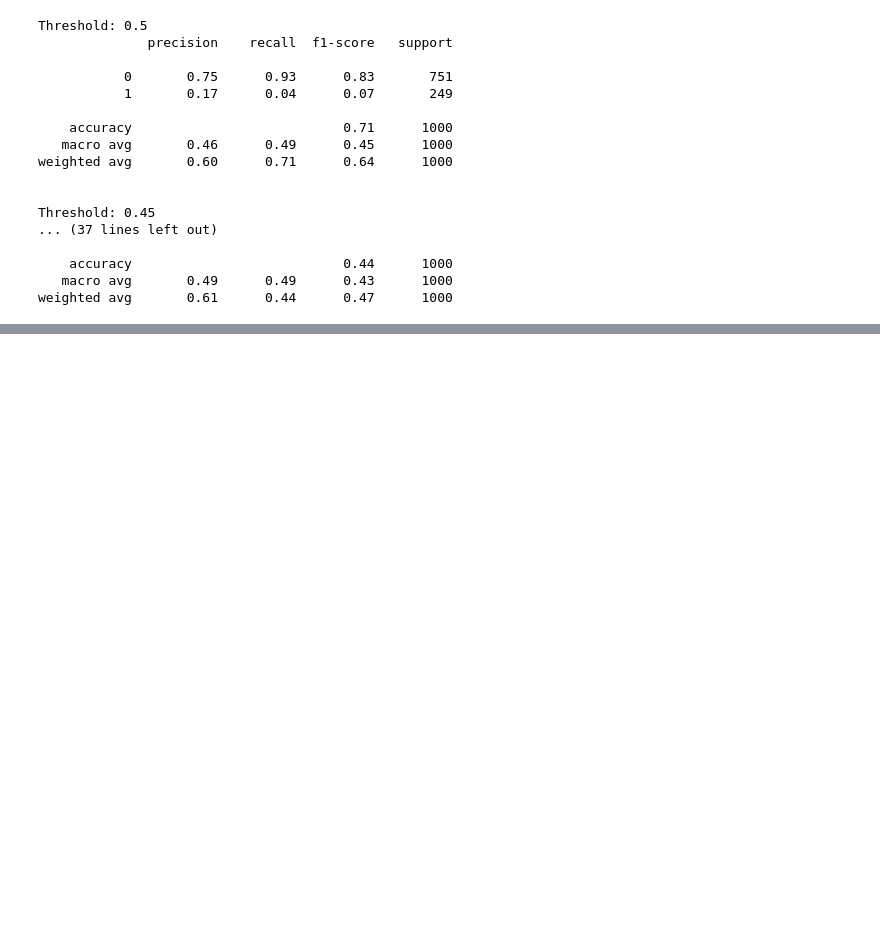
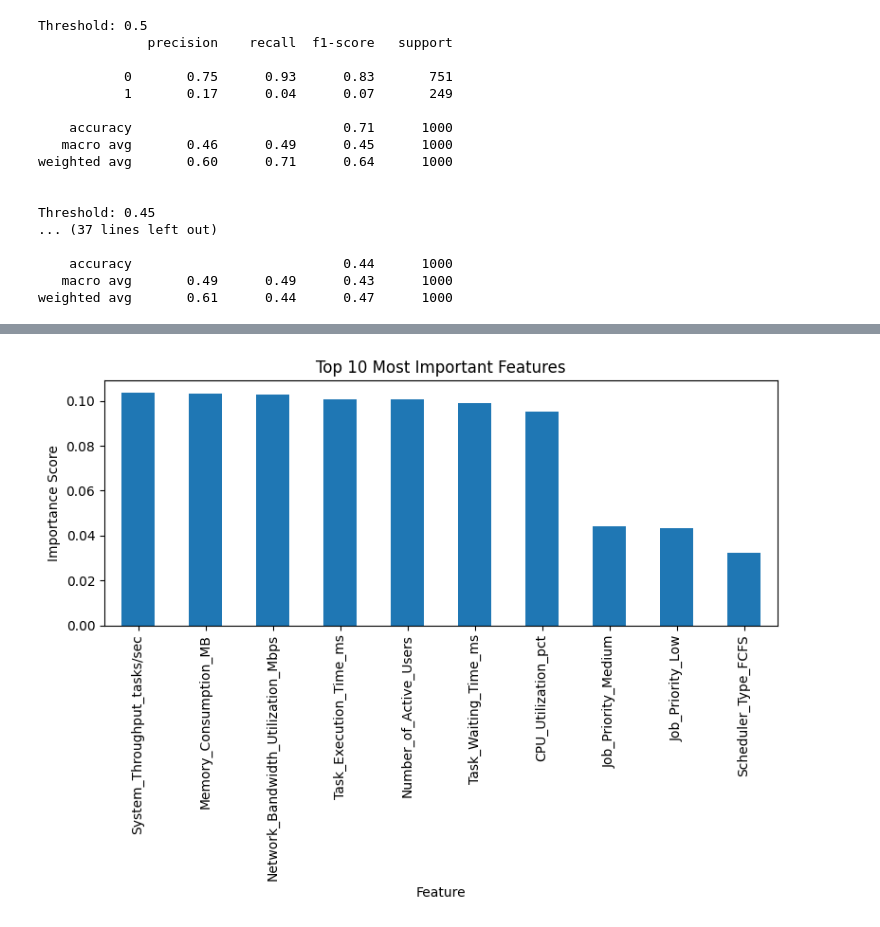
Before and after one commit to salvadorfrs5/server-crash-prediction, a Jupyter notebook: notebooks/cloud_workload_cleaning.ipynb, the cells around one changed output, grey strips where cells are left out. Saved outputs shown, nothing was run; the diff lists cells and outputs as text; code cells hidden in the pictures; blank space fills up the shorter version.

```diff
--- a/notebooks/cloud_workload_cleaning.ipynb
+++ b/notebooks/cloud_workload_cleaning.ipynb
@@ -237,0 +257,16 @@ weighted avg       0.61      0.44      0.47      1000
+# %%
+import pandas as pd
+import matplotlib.pyplot as plt
+
+importances = pd.Series(model.feature_importances_, index=X.columns)
+importances = importances.sort_values(ascending=False).head(10)  # top 10
+
+plt.figure(figsize=(8,6))
+importances.plot(kind="bar")
+plt.title("Top 10 Most Important Features")
+plt.xlabel("Feature")
+plt.ylabel("Importance Score")
+plt.tight_layout()
+plt.show()
+# %% [output]
+[figure, added]
```
Also changed, not shown: parts of 4 cells of this notebook.
